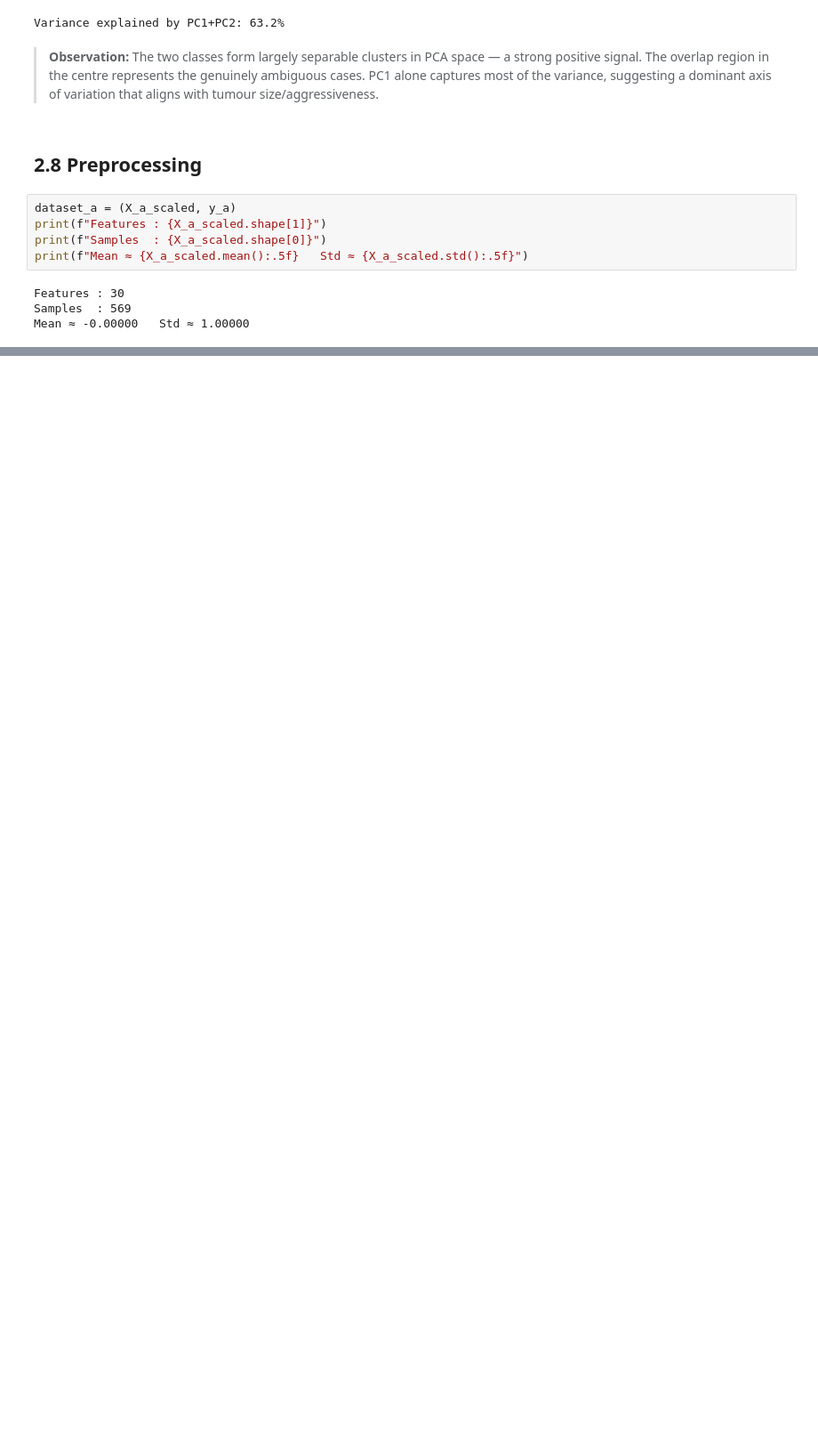
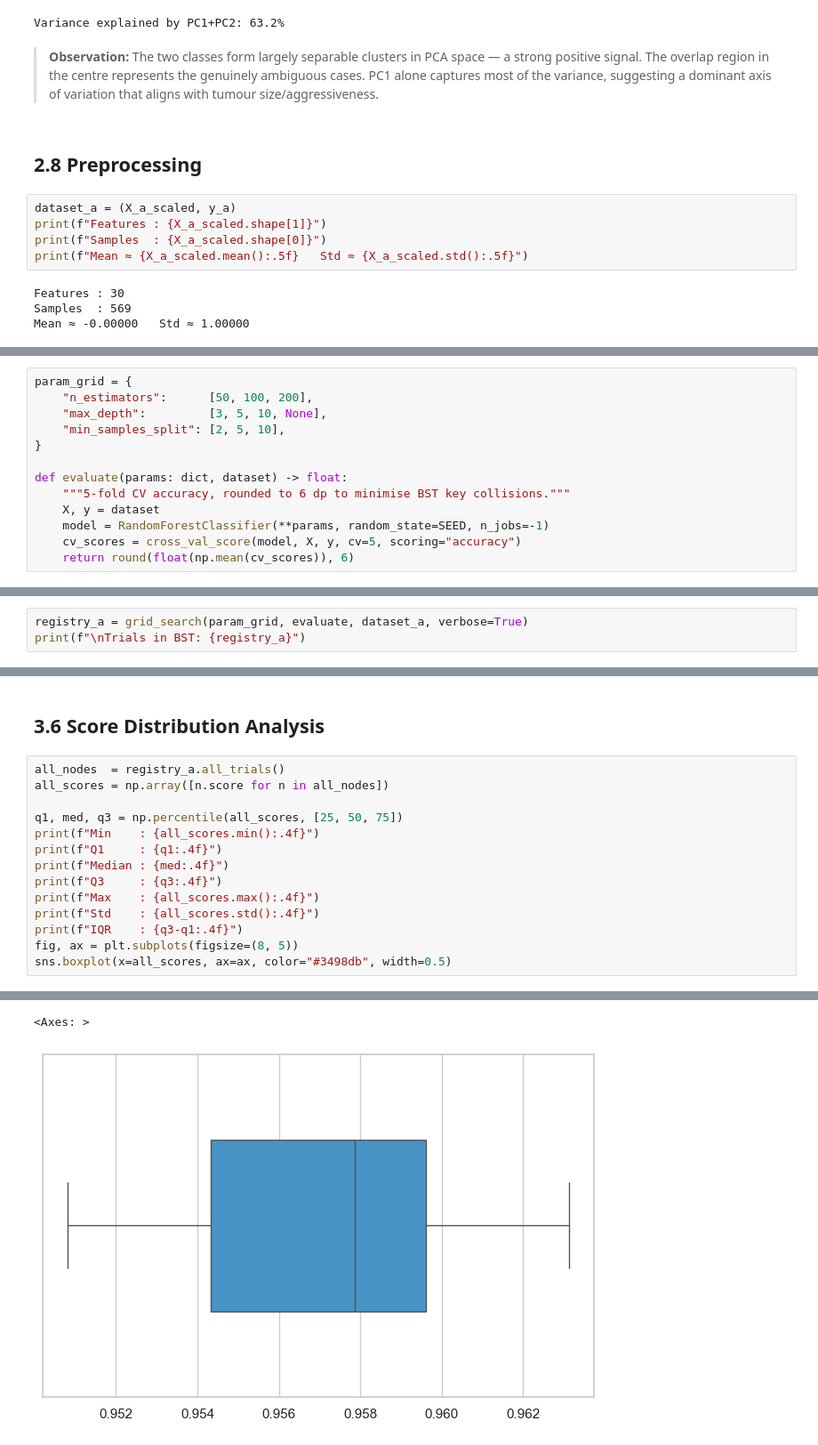
Before and after one commit to ArmanAhmed00/BST-Backed-Hyperparameter-Optimiser-with-Transfer-Analysis, a Jupyter notebook: capstone_project/notebook/capstone.ipynb, the cells around one changed output, grey strips where cells are left out. Shown at 89% size. Cells and saved outputs as stored; diff of their text form; blank space fills up the shorter version.

Commit message:
Grid Search on Dataset A

```diff
--- a/capstone_project/notebook/capstone.ipynb
+++ b/capstone_project/notebook/capstone.ipynb
@@ -283,0 +307,13 @@ Mean ≈ -0.00000   Std ≈ 1.00000
+# %%
+param_grid = {
+    "n_estimators":      [50, 100, 200],
+    "max_depth":         [3, 5, 10, None],
+    "min_samples_split": [2, 5, 10],
+}
+
+def evaluate(params: dict, dataset) -> float:
+    """5-fold CV accuracy, rounded to 6 dp to minimise BST key collisions."""
+    X, y = dataset
+    model = RandomForestClassifier(**params, random_state=SEED, n_jobs=-1)
+    cv_scores = cross_val_score(model, X, y, cv=5, scoring="accuracy")
+    return round(float(np.mean(cv_scores)), 6)
@@ -283,0 +322,3 @@ Mean ≈ -0.00000   Std ≈ 1.00000
+# %%
+registry_a = grid_search(param_grid, evaluate, dataset_a, verbose=True)
+print(f"\nTrials in BST: {registry_a}")
@@ -283,0 +401,17 @@ Mean ≈ -0.00000   Std ≈ 1.00000
+# %% [markdown]
+## 3.6 Score Distribution Analysis
+# %%
+all_nodes  = registry_a.all_trials()
+all_scores = np.array([n.score for n in all_nodes])
+
+q1, med, q3 = np.percentile(all_scores, [25, 50, 75])
+print(f"Min    : {all_scores.min():.4f}")
+print(f"Q1     : {q1:.4f}")
+print(f"Median : {med:.4f}")
+print(f"Q3     : {q3:.4f}")
+print(f"Max    : {all_scores.max():.4f}")
+print(f"Std    : {all_scores.std():.4f}")
+print(f"IQR    : {q3-q1:.4f}")
+fig, ax = plt.subplots(figsize=(8, 5))
+sns.boxplot(x=all_scores, ax=ax, color="#3498db", width=0.5)
+# %% [output]
@@ -283,0 +425,2 @@ Mean ≈ -0.00000   Std ≈ 1.00000
+<Axes: >
+[figure, added]
```
Also changed, not shown: parts of 22 cells of this notebook, 1 other file.
